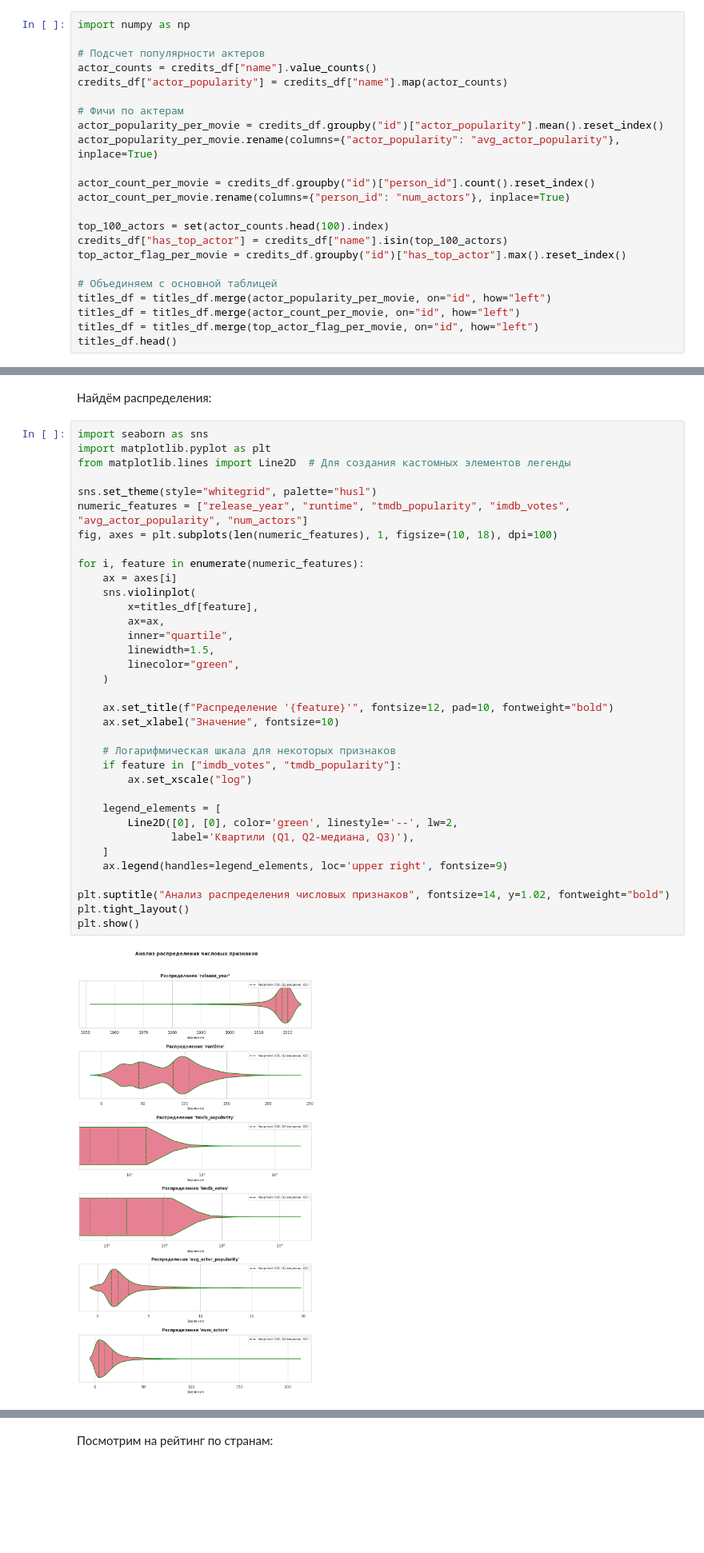
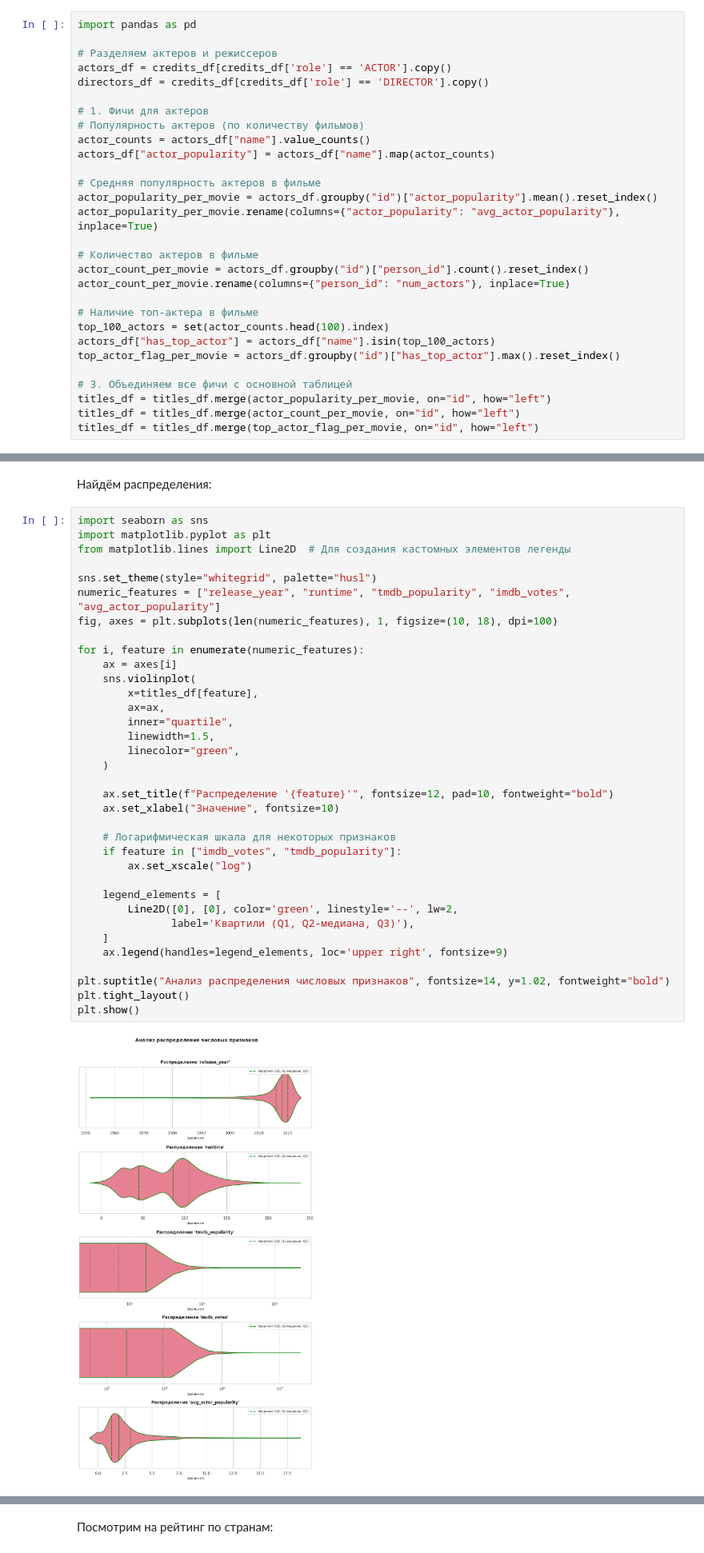
Before and after one commit to ZaichenkoNA/Stat_Prac, a Jupyter notebook: Proekt.ipynb, the cells around one changed output, grey strips where cells are left out. Shown at 80% size. Drawn from its saved outputs; the diff is of its cells as text; blank space fills up the shorter version.

```diff
--- a/Proekt.ipynb
+++ b/Proekt.ipynb
@@ -107,25 +106,31 @@ dtype: int64
 # %% [markdown]
 Обработка данных:
 # %%
-import numpy as np
+import pandas as pd
 
-# Подсчет популярности актеров
-actor_counts = credits_df["name"].value_counts()
-credits_df["actor_popularity"] = credits_df["name"].map(actor_counts)
+# Разделяем актеров и режиссеров
+actors_df = credits_df[credits_df['role'] == 'ACTOR'].copy()
+directors_df = credits_df[credits_df['role'] == 'DIRECTOR'].copy()
 
-# Фичи по актерам
-actor_popularity_per_movie = credits_df.groupby("id")["actor_popularity"].mean().reset_index()
+# 1. Фичи для актеров
+# Популярность актеров (по количеству фильмов)
+actor_counts = actors_df["name"].value_counts()
+actors_df["actor_popularity"] = actors_df["name"].map(actor_counts)
+
+# Средняя популярность актеров в фильме
+actor_popularity_per_movie = actors_df.groupby("id")["actor_popularity"].mean().reset_index()
 actor_popularity_per_movie.rename(columns={"actor_popularity": "avg_actor_popularity"}, inplace=True)
 
-actor_count_per_movie = credits_df.groupby("id")["person_id"].count().reset_index()
+# Количество актеров в фильме
+actor_count_per_movie = actors_df.groupby("id")["person_id"].count().reset_index()
 actor_count_per_movie.rename(columns={"person_id": "num_actors"}, inplace=True)
 
+# Наличие топ-актера в фильме
 top_100_actors = set(actor_counts.head(100).index)
-credits_df["has_top_actor"] = credits_df["name"].isin(top_100_actors)
-top_actor_flag_per_movie = credits_df.groupby("id")["has_top_actor"].max().reset_index()
+actors_df["has_top_actor"] = actors_df["name"].isin(top_100_actors)
+top_actor_flag_per_movie = actors_df.groupby("id")["has_top_actor"].max().reset_index()
 
-# Объединяем с основной таблицей
+# 3. Объединяем все фичи с основной таблицей
 titles_df = titles_df.merge(actor_popularity_per_movie, on="id", how="left")
 titles_df = titles_df.merge(actor_count_per_movie, on="id", how="left")
 titles_df = titles_df.merge(top_actor_flag_per_movie, on="id", how="left")
-titles_df.head()
@@ -205,37 +186,37 @@ import matplotlib.pyplot as plt
 from matplotlib.lines import Line2D  # Для создания кастомных элементов легенды
 
 sns.set_theme(style="whitegrid", palette="husl")
-numeric_features = ["release_year", "runtime", "tmdb_popularity", "imdb_votes", "avg_actor_popularity", "num_actors"]
+numeric_features = ["release_year", "runtime", "tmdb_popularity", "imdb_votes", "avg_actor_popularity"]
 fig, axes = plt.subplots(len(numeric_features), 1, figsize=(10, 18), dpi=100)
 
 for i, feature in enumerate(numeric_features):
     ax = axes[i]
     sns.violinplot(
         x=titles_df[feature],
         ax=ax,
         inner="quartile",
         linewidth=1.5,
         linecolor="green",
     )
 
     ax.set_title(f"Распределение '{feature}'", fontsize=12, pad=10, fontweight="bold")
     ax.set_xlabel("Значение", fontsize=10)
 
     # Логарифмическая шкала для некоторых признаков
     if feature in ["imdb_votes", "tmdb_popularity"]:
         ax.set_xscale("log")
 
     legend_elements = [
         Line2D([0], [0], color='green', linestyle='--', lw=2,
                label='Квартили (Q1, Q2-медиана, Q3)'),
     ]
     ax.legend(handles=legend_elements, loc='upper right', fontsize=9)
 
 plt.suptitle("Анализ распределения числовых признаков", fontsize=14, y=1.02, fontweight="bold")
 plt.tight_layout()
 plt.show()
 # %% [output]
-[figure, old version]
+[figure, new version]
 # %%
 # Корреляционная матрица
 corr_matrix = titles_df[numeric_features + ["imdb_score"]].corr()
```
Also changed, not shown: parts of 8 cells of this notebook.
